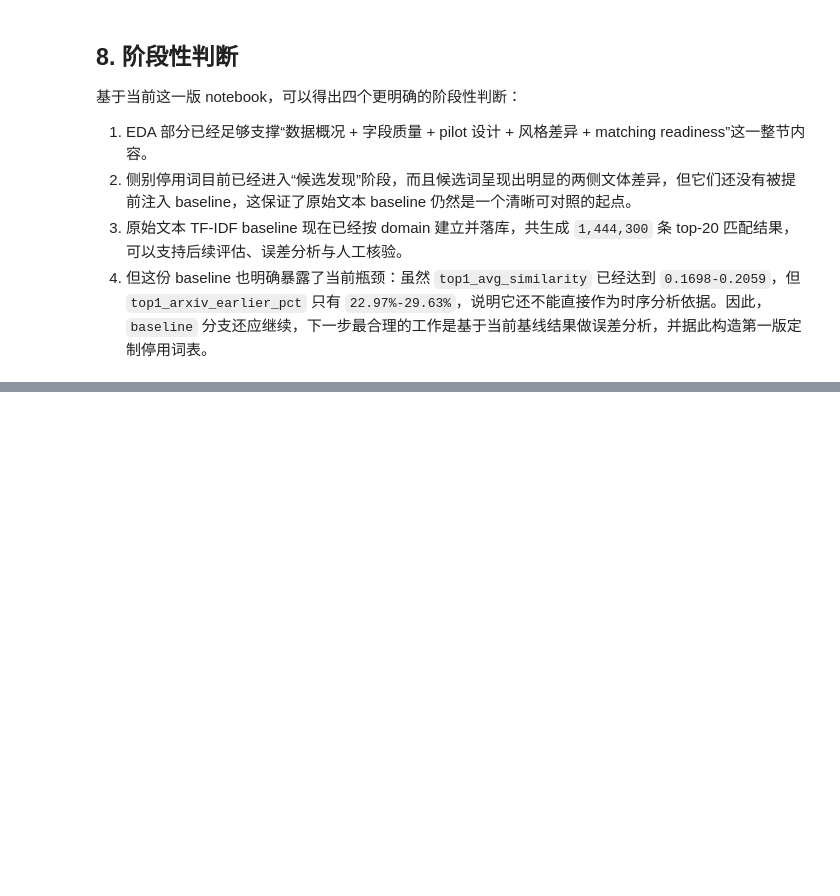
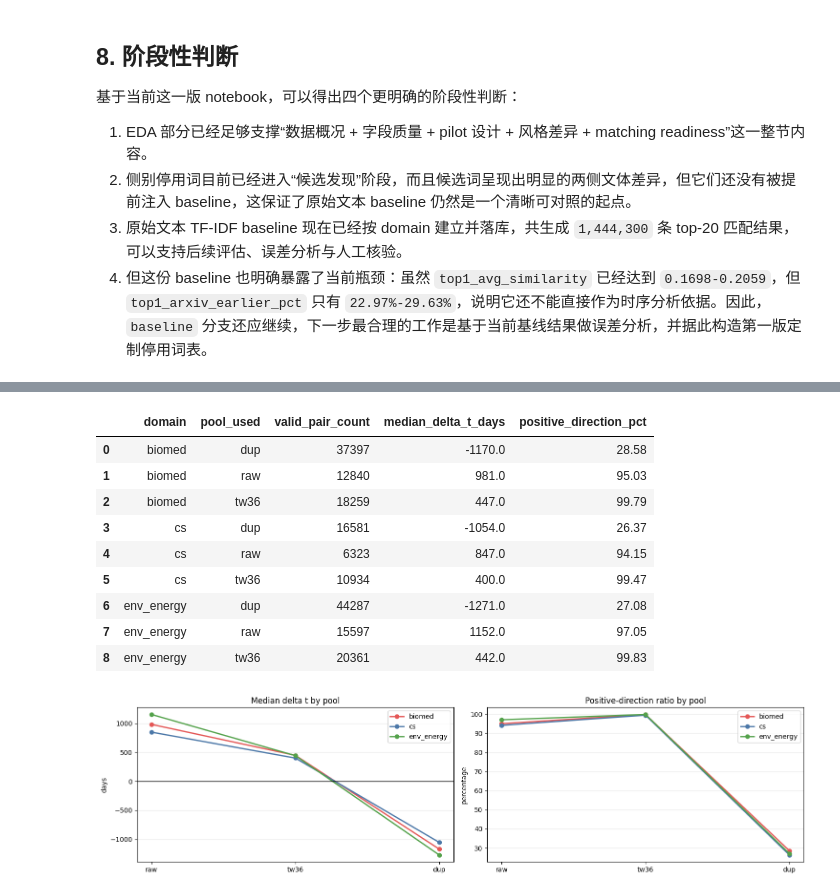
Before and after one commit to FrankieNButtons/SRMatcher, a Jupyter notebook: code.ipynb, the cells around one changed output, grey strips where cells are left out. Saved outputs shown, nothing was run; the diff lists cells and outputs as text; code cells hidden in the pictures; blank space fills up the shorter version.

```diff
--- a/code.ipynb
+++ b/code.ipynb
@@ -1178,0 +2224,36 @@ plt.show()
+# %%
+display(delta_t_pool_summary)
+
+pool_plot = delta_t_pool_summary.copy()
+pool_order = ['raw', 'tw36', 'dup']
+pool_plot['pool_used'] = pd.Categorical(pool_plot['pool_used'], categories=pool_order, ordered=True)
+pool_plot = pool_plot.sort_values(['domain', 'pool_used'])
+
+fig, axes = plt.subplots(1, 2, figsize=(15, 4), sharex=True)
+for domain, color in colors.items():
+    subset = pool_plot[pool_plot['domain'] == domain]
+    axes[0].plot(subset['pool_used'], subset['median_delta_t_days'], marker='o', linewidth=2, color=color, label=domain)
+    axes[1].plot(subset['pool_used'], subset['positive_direction_pct'], marker='o', linewidth=2, color=color, label=domain)
+axes[0].axhline(0, color='black', linewidth=1)
+axes[0].set_title('Median delta t by pool')
+axes[0].set_ylabel('days')
+axes[0].grid(axis='y', alpha=0.3)
+axes[1].set_title('Positive-direction ratio by pool')
+axes[1].set_ylabel('percentage')
+axes[1].grid(axis='y', alpha=0.3)
+for ax in axes:
+    ax.legend()
+plt.tight_layout()
+plt.show()
+# %% [output]
+|  | domain | pool_used | valid_pair_count | median_delta_t_days | positive_direction_pct |
+| 0 | biomed | dup | 37397 | -1170.0 | 28.58 |
+| 1 | biomed | raw | 12840 | 981.0 | 95.03 |
+| 2 | biomed | tw36 | 18259 | 447.0 | 99.79 |
+| 3 | cs | dup | 16581 | -1054.0 | 26.37 |
+| 4 | cs | raw | 6323 | 847.0 | 94.15 |
+| 5 | cs | tw36 | 10934 | 400.0 | 99.47 |
+| 6 | env_energy | dup | 44287 | -1271.0 | 27.08 |
+| 7 | env_energy | raw | 15597 | 1152.0 | 97.05 |
+| 8 | env_energy | tw36 | 20361 | 442.0 | 99.83 |
+[figure, added]
```
Also changed, not shown: parts of 54 cells of this notebook, 17 other files.
